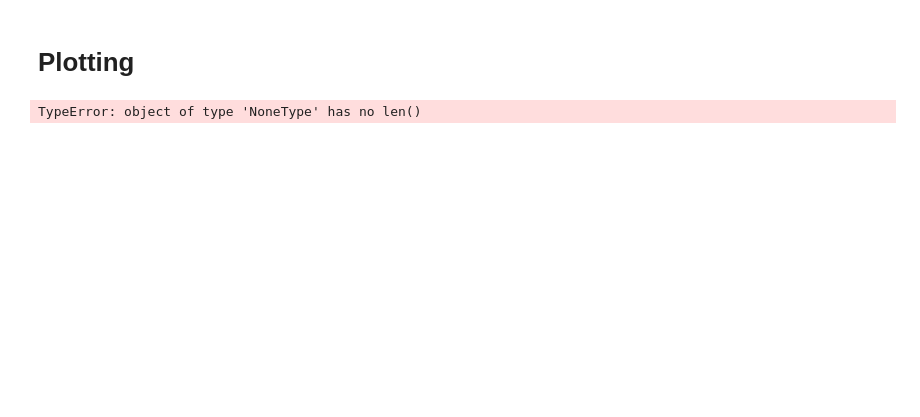
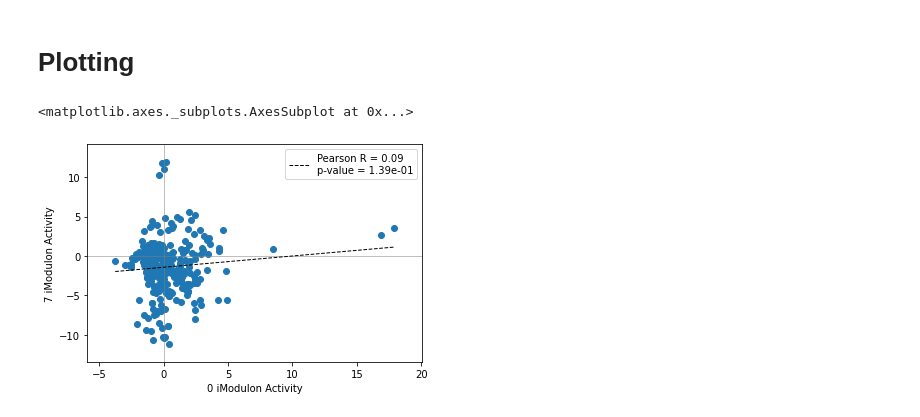
Before and after one commit to SBRG/pymodulon, a Jupyter notebook: Tutorial.ipynb, the cells around one changed output. Cells and saved outputs as stored; diff of their text form; code cells hidden in the pictures; blank space fills up the shorter version.

Commit message:
Added core scatterplot function

```diff
--- a/Tutorial.ipynb
+++ b/Tutorial.ipynb
@@ -436,0 +443,2 @@ ica_data.view_imodulon('GlpR')
+# %%
+DATA_DIR = join('pymodulon', 'test', 'precise_data')
@@ -437,2 +447,19 @@ ica_data.view_imodulon('GlpR')
+# %%
+M = join(DATA_DIR, 'M.csv')
+A = join(DATA_DIR, 'A.csv')
+X = join(DATA_DIR, 'X.csv')
+
+gene_file = join(DATA_DIR, 'gene_table.csv')
+sample_file = join(DATA_DIR, 'sample_table.csv')
+imodulon_file = join(DATA_DIR, 'imodulon_table.csv')
+
+trn = pd.read_csv(join(DATA_DIR, 'trn.csv'))
+
+ica_data = IcaData(M,A,X,
+                   gene_table=gene_file,
+                   sample_table=sample_file,
+                   imodulon_table=imodulon_file,
+                   trn=trn,
+                   dagostino_cutoff=550)
 # %% [markdown]
 # Plotting
@@ -441,4 +465,0 @@ import seaborn as sns
-# %%
-sns.scatterplot()
-# %% [output]
-TypeError: object of type 'NoneType' has no len()
@@ -444,0 +468,5 @@ TypeError: object of type 'NoneType' has no len()
+# %%
+ax = compare_activities(ica_data,0,7,fit_metric='pearson',)
+# %% [output]
+<matplotlib.axes._subplots.AxesSubplot at 0x...>
+[figure, added]
```
Also changed, not shown: parts of 27 cells of this notebook, 2 other files.
